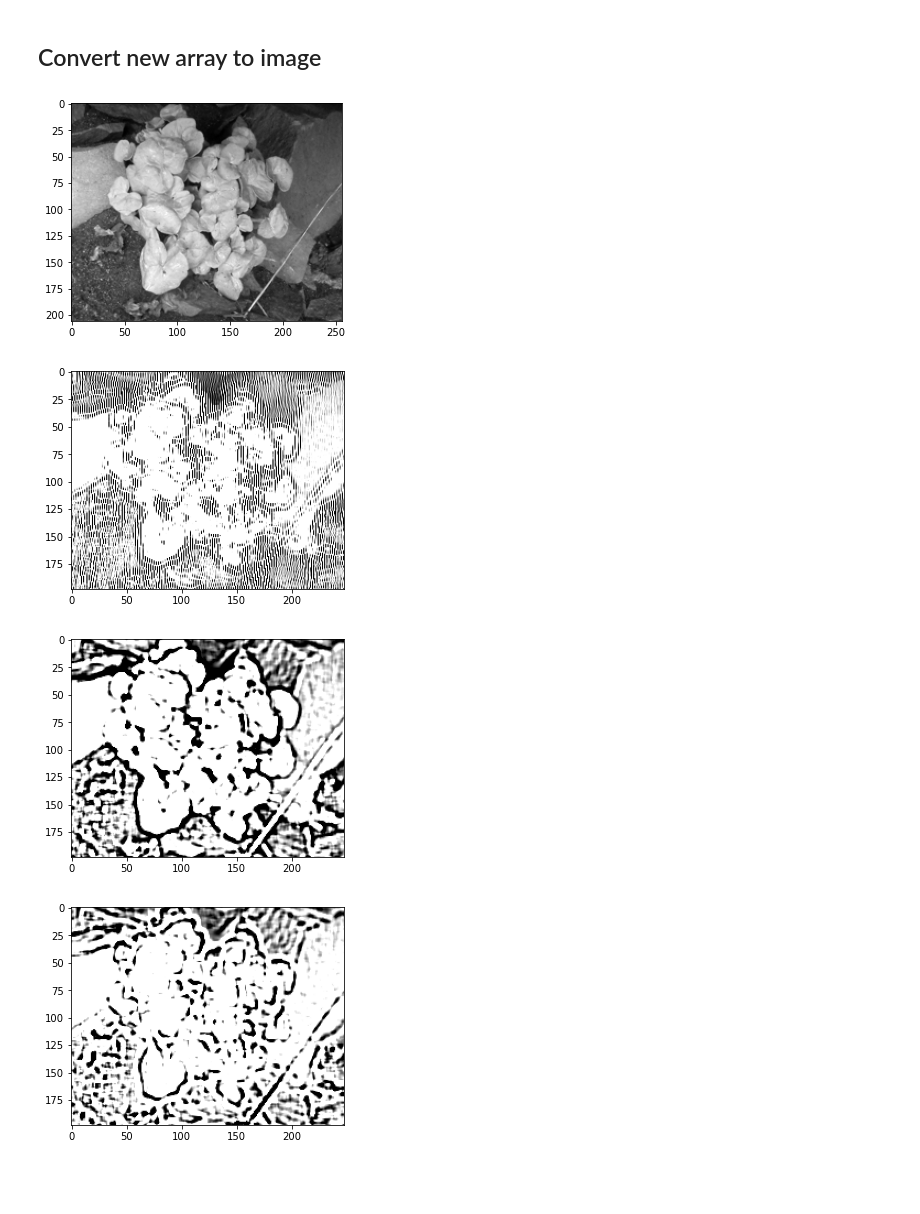
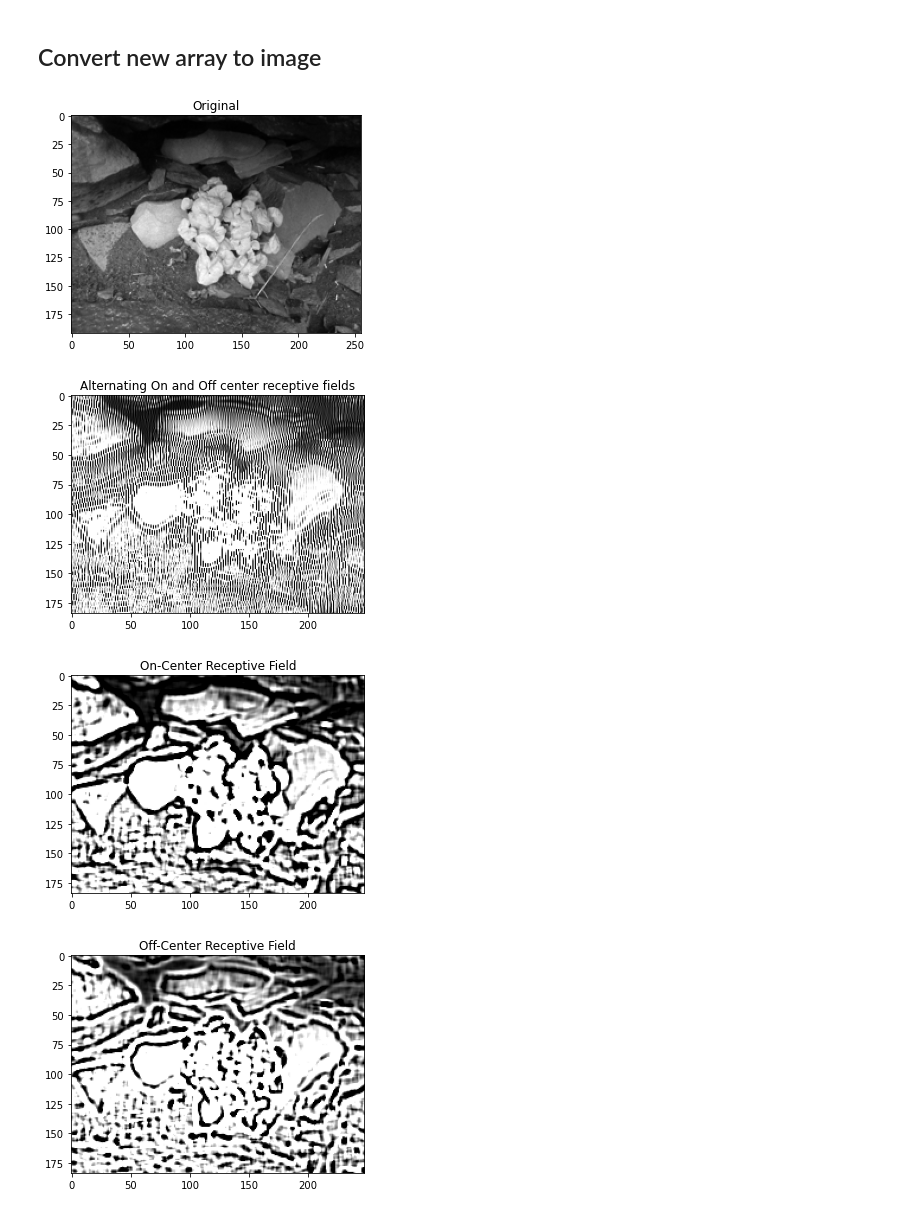
Before and after one commit to pre6/Jupyter-Notebooks, a Jupyter notebook: Simple Retinal CNN.ipynb, the cells around one changed output. Saved outputs shown, nothing was run; the diff lists cells and outputs as text; code cells hidden in the pictures; blank space fills up the shorter version.

```diff
--- a/Simple Retinal CNN.ipynb
+++ b/Simple Retinal CNN.ipynb
@@ -10,7 +10,7 @@ from numpy import asarray
 # %% [markdown]
 ## Import Image and Convert to Array
 # %%
-im = Image.open(r"C:\Users\preet\Desktop\image_two.jpg")
+im = Image.open(r"C:\Users\preet\Desktop\image_one.jpg")
 im.thumbnail((256, 256))
 im = im.convert("L")
 jello = plt.imshow(im,cmap = 'gray')
@@ -18,4 +18,5 @@ plt.show()
 
 data = asarray(im)
 print("The shape of the image is: " + str(data.shape))
+print("The shape of the output is: " + str(int((data.shape[0]-9)+ 1)) + " by " + str(int((data.shape[1]-9))))
 # %% [output]
@@ -148,22 +170,26 @@ for h in range(n_H):
 # %%
 the  = Image.fromarray(data)
 jello = plt.imshow(the,cmap='gray')
+plt.title("Original")
 plt.show()
 
 new  = Image.fromarray(Z)
 jello = plt.imshow(new)
+plt.title("Alternating On and Off center receptive fields")
 plt.show()
 
 new  = Image.fromarray(Z_1)
 jello = plt.imshow(new)
+plt.title("On-Center Receptive Field")
 plt.show()
 
 
 new  = Image.fromarray(Z_2)
 jello = plt.imshow(new)
+plt.title("Off-Center Receptive Field")
 plt.show()
 # %% [output]
-[figure, old version]
+[figure, new version]
-[figure, old version]
+[figure, new version]
-[figure, old version]
+[figure, new version]
-[figure, old version]
+[figure, new version]
```
Also changed, not shown: parts of 11 cells of this notebook.
